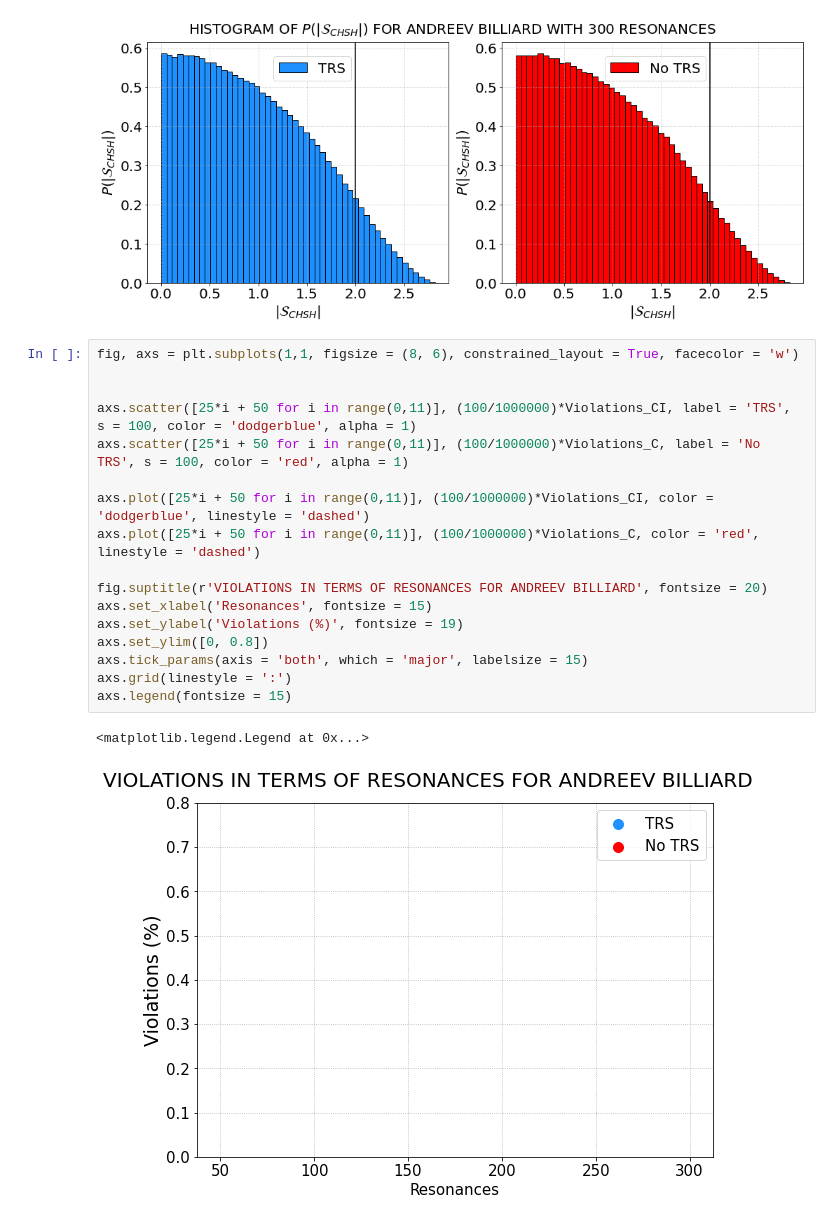
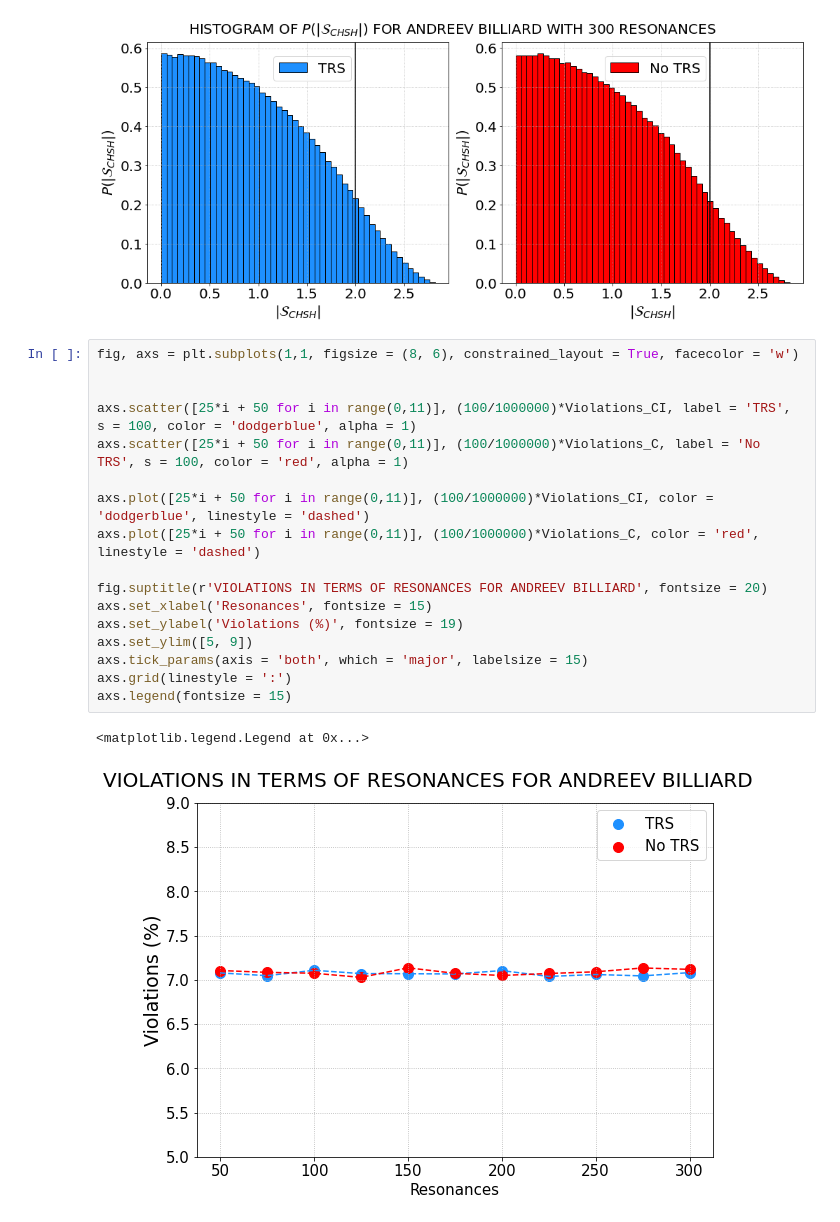
Before and after one commit to Rafffaelb/Andreev_Billiard, a Jupyter notebook: Altland-Zirnbauer/Data_Analysis/Andreev_Bell_Parameter.ipynb, the cells around one changed output. Drawn from its saved outputs; the diff is of its cells as text.

```diff
--- a/Altland-Zirnbauer/Data_Analysis/Andreev_Bell_Parameter.ipynb
+++ b/Altland-Zirnbauer/Data_Analysis/Andreev_Bell_Parameter.ipynb
@@ -113,20 +113,20 @@ for i in range(2):
 # %%
 fig, axs = plt.subplots(1,1, figsize = (8, 6), constrained_layout = True, facecolor = 'w')
 
 
 axs.scatter([25*i + 50 for i in range(0,11)], (100/1000000)*Violations_CI, label = 'TRS', s = 100, color = 'dodgerblue', alpha = 1)
 axs.scatter([25*i + 50 for i in range(0,11)], (100/1000000)*Violations_C, label = 'No TRS', s = 100, color = 'red', alpha = 1)
 
 axs.plot([25*i + 50 for i in range(0,11)], (100/1000000)*Violations_CI, color = 'dodgerblue', linestyle = 'dashed')
 axs.plot([25*i + 50 for i in range(0,11)], (100/1000000)*Violations_C, color = 'red', linestyle = 'dashed')
 
 fig.suptitle(r'VIOLATIONS IN TERMS OF RESONANCES FOR ANDREEV BILLIARD', fontsize = 20)
 axs.set_xlabel('Resonances', fontsize = 15)
 axs.set_ylabel('Violations (%)', fontsize = 19)
-axs.set_ylim([0, 0.8])
+axs.set_ylim([5, 9])
 axs.tick_params(axis = 'both', which = 'major', labelsize = 15)
 axs.grid(linestyle = ':')
 axs.legend(fontsize = 15)
 # %% [output]
 <matplotlib.legend.Legend at 0x...>
-[figure, old version]
+[figure, new version]
```
